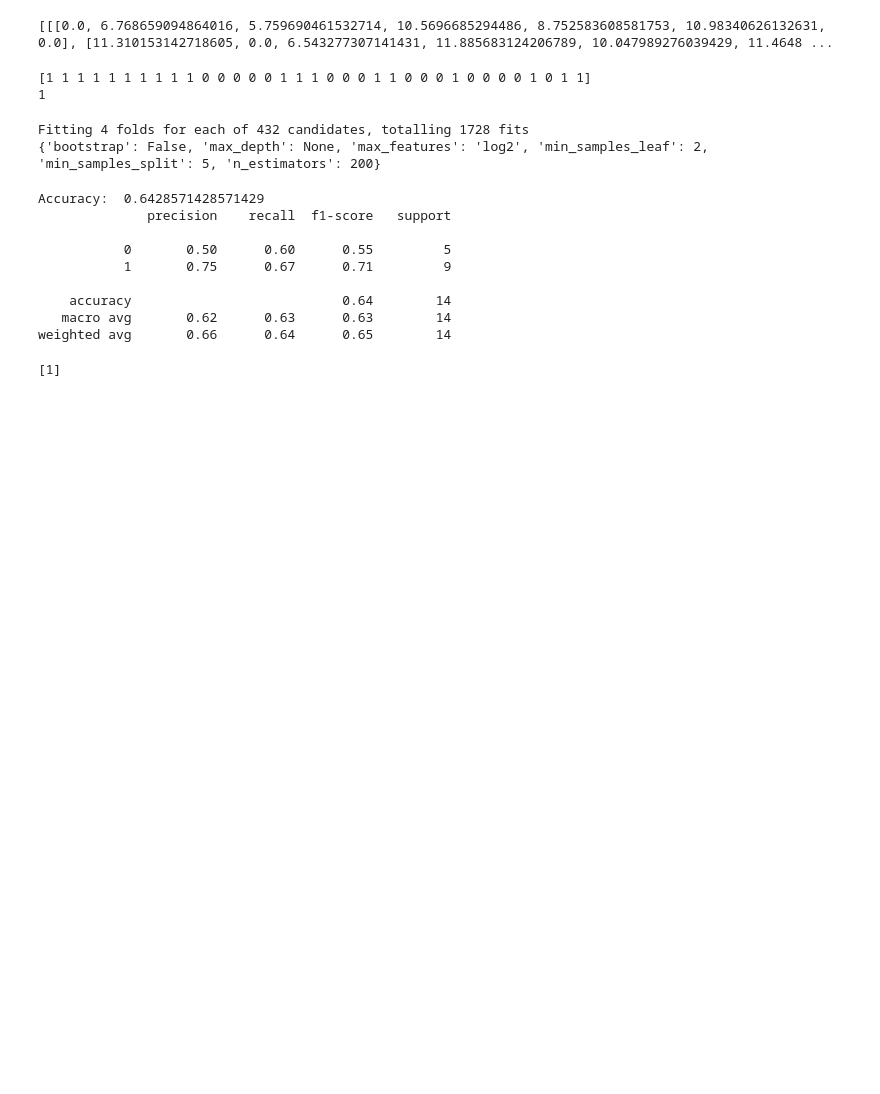
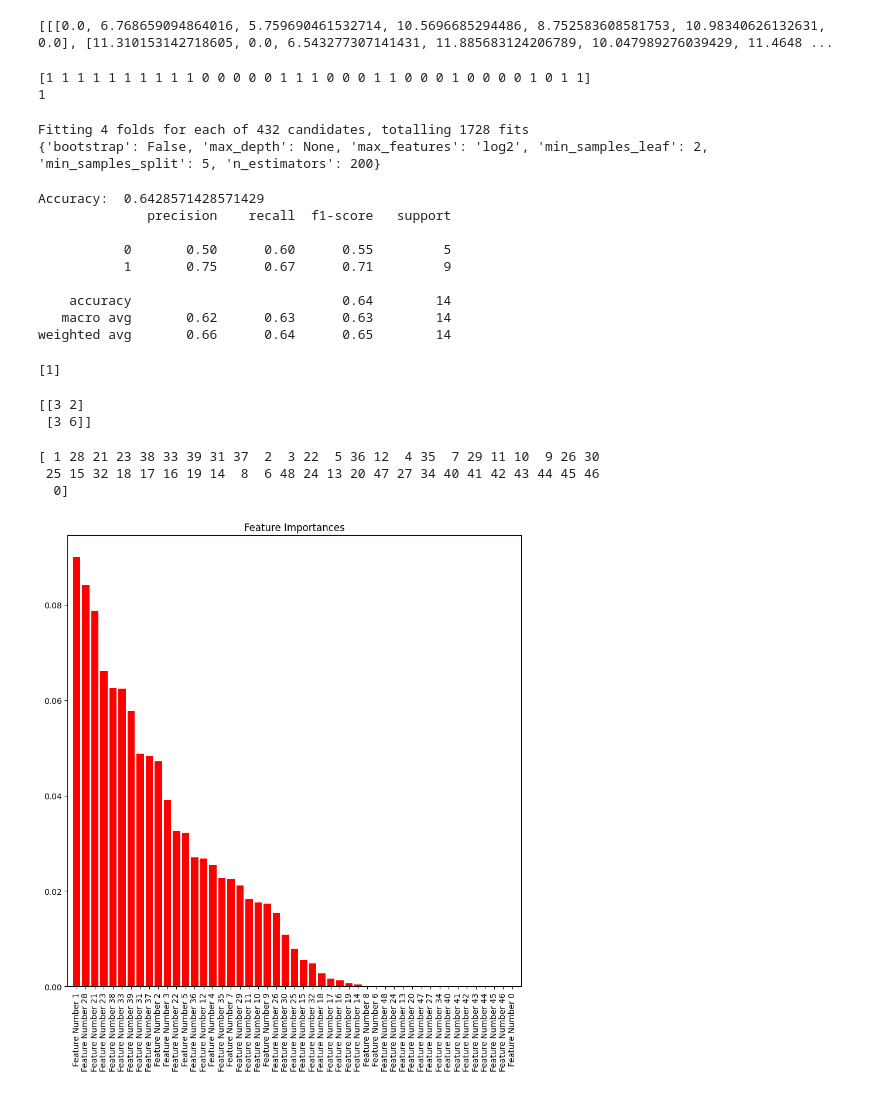
Before and after one commit to zaansaeed/ScriptsForOMO, a Jupyter notebook: main.ipynb, the cells around one changed output. Cells and saved outputs as stored; diff of their text form; code cells hidden in the pictures; blank space fills up the shorter version.

```diff
--- a/main.ipynb
+++ b/main.ipynb
@@ -345,14 +345,27 @@ r1c1_pred = grid_search.predict(r1c1)
 print(r1c1_pred)
 # %% [output]
 [1]
+# %%
+from sklearn.metrics import confusion_matrix
+confusion_matrix = confusion_matrix(Y_test, y_pred)
+print(confusion_matrix)
+# %% [output]
+[[3 2]
+ [3 6]]
 # %%
 import matplotlib.pyplot as plt
 importances = grid_search.best_estimator_.feature_importances_
 indices = np.argsort(importances)[::-1]
-
-plt.figure()
-plt.title("Feature Importances")
-plt.bar(range(X.shape[1]), importances[indices], color="r", align="center")
-plt.xticks(range(X.shape[1]), [feature_names[i] for i in indices], rotation=90)
-plt.xlim([-1, X.shape[1]])
-plt.show()
+# %% [output]
+[ 1 28 21 23 38 33 39 31 37  2  3 22  5 36 12  4 35  7 29 11 10  9 26 30
+ 25 15 32 18 17 16 19 14  8  6 48 24 13 20 47 27 34 40 41 42 43 44 45 46
+  0]
+# %%
+plt.figure(figsize=(10,10))
+plt.title("Feature Importances")
+plt.bar(range(X.shape[1]), importances[indices], color="r", align="center")
+plt.xticks(range(X.shape[1]), [f"Feature Number {i}" for i in indices], rotation=90)
+plt.xlim([-1, X.shape[1]])
+plt.show()
+# %% [output]
+[figure, added]
```
